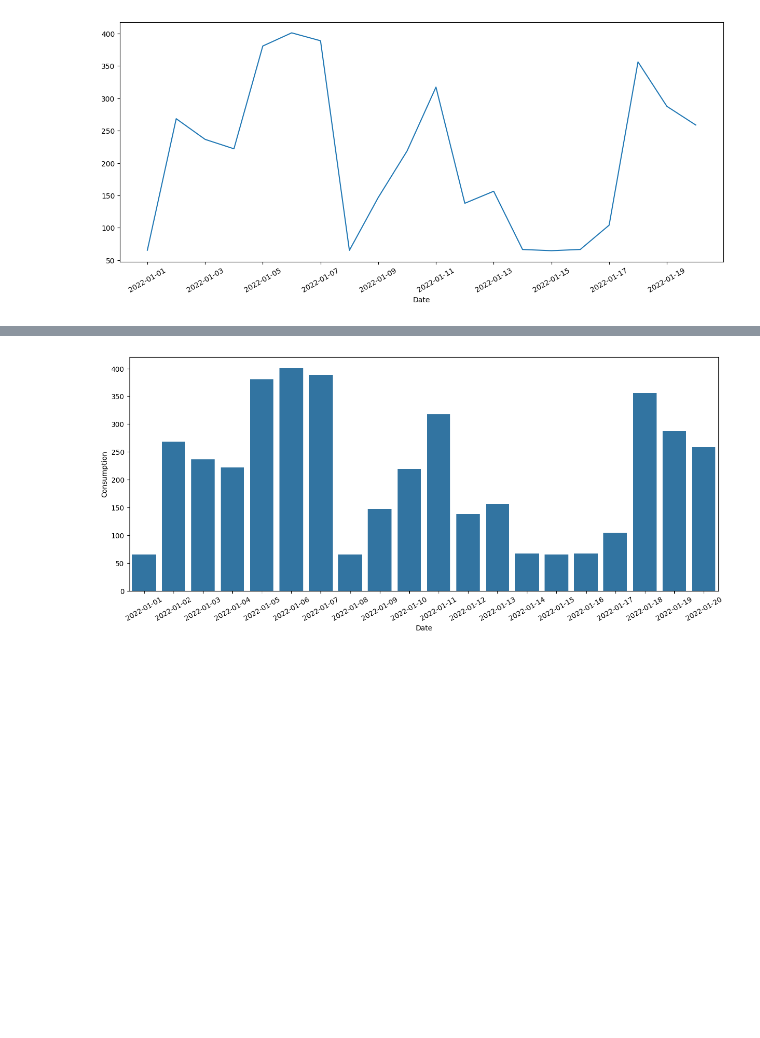
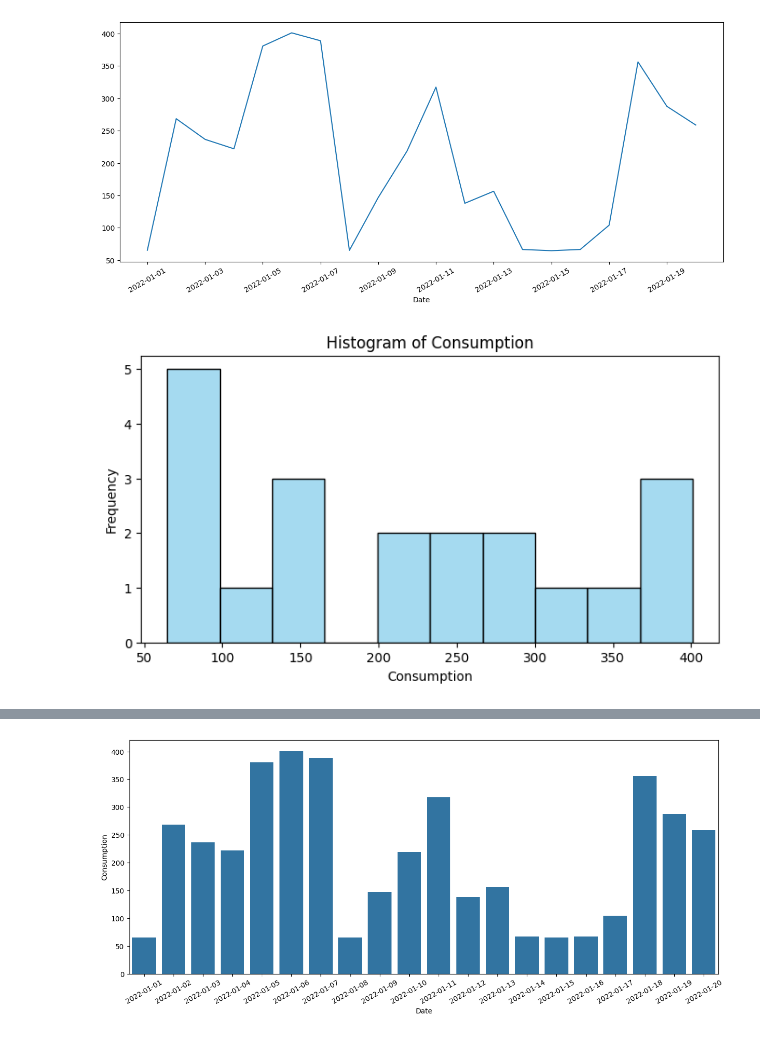
Before and after one commit to szm7/Predictive-Analysis, a Jupyter notebook: PA_Lab7.ipynb, the cells around one changed output, grey strips where cells are left out. Cells and saved outputs as stored; diff of their text form; code cells hidden in the pictures; blank space fills up the shorter version.

```diff
--- a/PA_Lab7.ipynb
+++ b/PA_Lab7.ipynb
@@ -72,3 +86,12 @@ plt.xticks(rotation=30)
 plt.show()
 # %% [output]
 [figure]
+# %%
+plt.figure(figsize=(8, 4))
+sns.histplot(df['Consumption'], bins=10, kde=False, color='skyblue')
+plt.title('Histogram of Consumption')
+plt.xlabel('Consumption')
+plt.ylabel('Frequency')
+plt.show()
+# %% [output]
+[figure, added]
```
Also changed, not shown: parts of 7 cells of this notebook.
